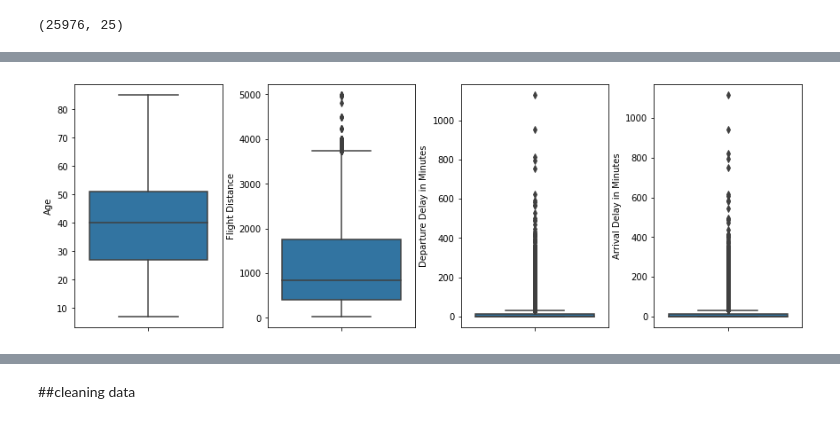
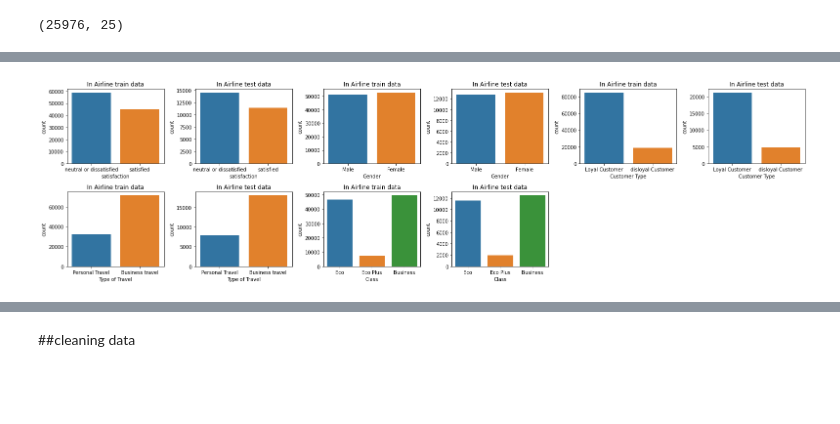
Before and after one commit to buthaina279/P4DS, a Jupyter notebook: A3_Data_Analysis_Project.ipynb, the cells around one changed output, grey strips where cells are left out. Cells and saved outputs as stored; diff of their text form; code cells hidden in the pictures; blank space fills up the shorter version.

```diff
--- a/A3_Data_Analysis_Project.ipynb
+++ b/A3_Data_Analysis_Project.ipynb
@@ -341,25 +341,19 @@ here are some graphs showing analysis of some features.
 # %%
-def create_plot_train_test(df_column , order):
+def create_plot_train_test(df_column , order , r,c,i):
 
-    plt.figure(figsize = (9, 4))
 
-    plt.subplot(121)
+    plt.subplot(r,c,i)
     plt.title("In Airline train data")
     sns.countplot(data = airline_train, x = df_column , order = order)
 
-    plt.subplot(122)
+    plt.subplot(r,c,i+1)
     plt.title("In Airline test data")
     sns.countplot(data = airline_test, x = df_column , order = order)
 
-    plt.tight_layout()
-    plt.show()
 
-def create_comp_plot ( df_column, dataset, rest_title , order) :
-    plt.figure(figsize = (12, 4))
-    plt.subplot(121)
-    sns.countplot(x =df_column, data = dataset, order = order)
-    plt.title("Distributuion of "+df_column+"\n"+rest_title)
-    plt.subplot(122)
-    sns.countplot(x='satisfaction', hue=df_column, data=dataset , order = ["neutral or dissatisfied", "satisfied"] , hue_order=order)
+
+def create_comp_plot ( df_column, dataset, rest_title , order , r,c,i) :
+
+    plt.subplot(r,c,i)
+    sns.countplot(x='satisfaction', hue=df_column, data=dataset , order = ["neutral or dissatisfied", "satisfied"] , hue_order=order,dodge=True)
     plt.title('Satisfaction vs '+df_column+"\n"+rest_title)
-    plt.show()
@@ -533,4 +360,11 @@ viz_boxplot(airline_train, ["Age", "Flight Distance", "Departure Delay in Minute
-# %%
-viz_boxplot(airline_test, ["Age", "Flight Distance", "Departure Delay in Minutes", "Arrival Delay in Minutes"])
-# %% [output]
-[figure, removed]
+# %%
+plt.figure(figsize = (22, 6))
+create_plot_train_test('satisfaction' , ["neutral or dissatisfied", "satisfied"],2,6,1)
+create_plot_train_test('Gender' , ["Male", "Female"] , 2,6,3)
+create_plot_train_test('Customer Type' , ["Loyal Customer" , "disloyal Customer"] , 2,6,5)
+create_plot_train_test('Type of Travel' , ['Personal Travel' , 'Business travel'] , 2,6,7)
+create_plot_train_test('Class' , ['Eco' , 'Eco Plus' , 'Business'] , 2,6,9)
+plt.tight_layout()
+plt.show()
+# %% [output]
+[figure, added]
```
Also changed, not shown: parts of 89 cells of this notebook.
